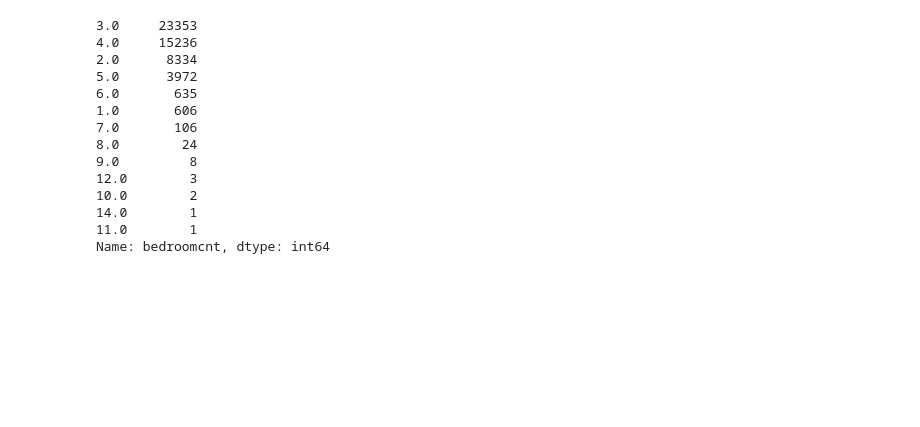
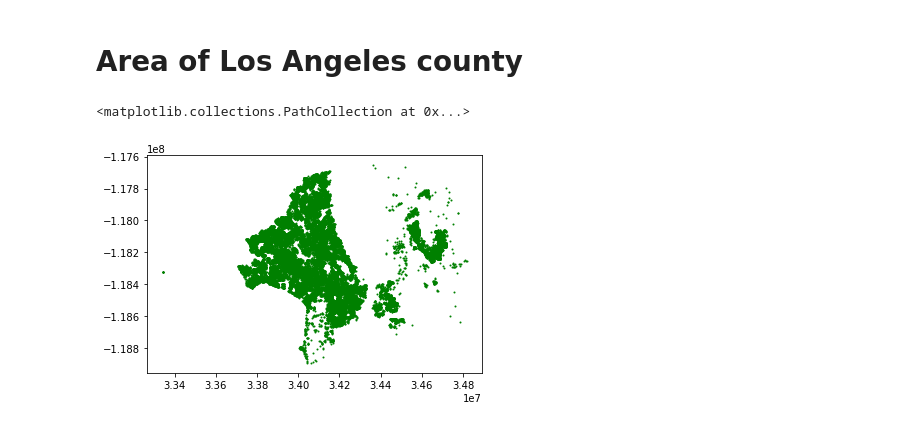
Before and after one commit to EribertoContreras/zillow_estimating_home_value, a Jupyter notebook: All the work.ipynb, the cells around one changed output. Saved outputs shown, nothing was run; the diff lists cells and outputs as text; code cells hidden in the pictures; blank space fills up the shorter version.

```diff
--- a/All the work.ipynb
+++ b/All the work.ipynb
@@ -74,17 +89,8 @@ Name: bathroomcnt, dtype: int64
+# %% [markdown]
+# Area of Los Angeles county
 # %%
-df.bedroomcnt.value_counts()
+la = df[df.fips == 'Los Angeles,CA']
+plt.scatter(la.latitude, la.longitude, s=1,c='green')
 # %% [output]
-3.0     23353
-4.0     15236
-2.0      8334
-5.0      3972
-6.0       635
-1.0       606
-7.0       106
-8.0        24
-9.0         8
-12.0        3
-10.0        2
-14.0        1
-11.0        1
-Name: bedroomcnt, dtype: int64
+<matplotlib.collections.PathCollection at 0x...>
+[figure, added]
```
Also changed, not shown: parts of 65 cells of this notebook, 1 other file.
